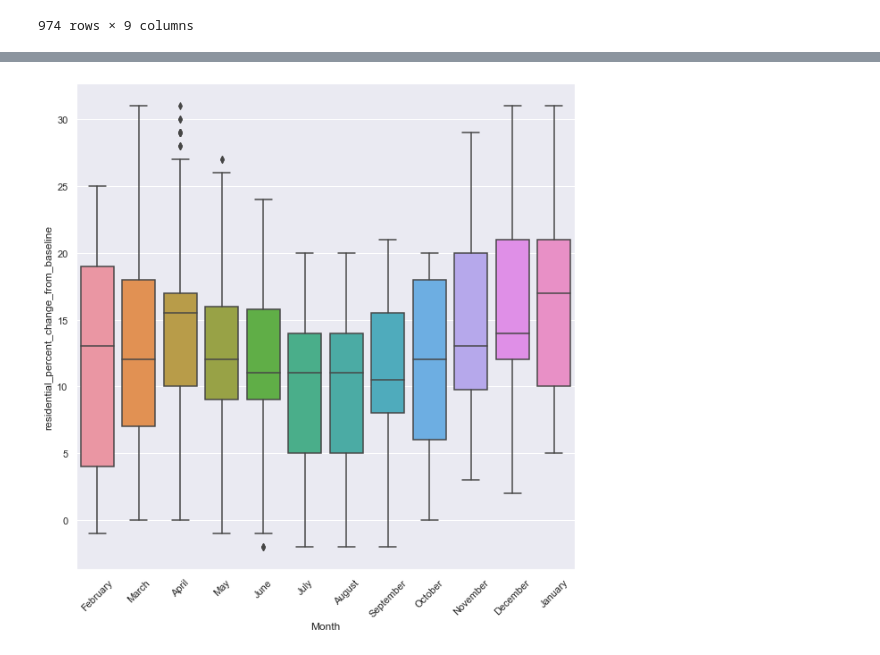
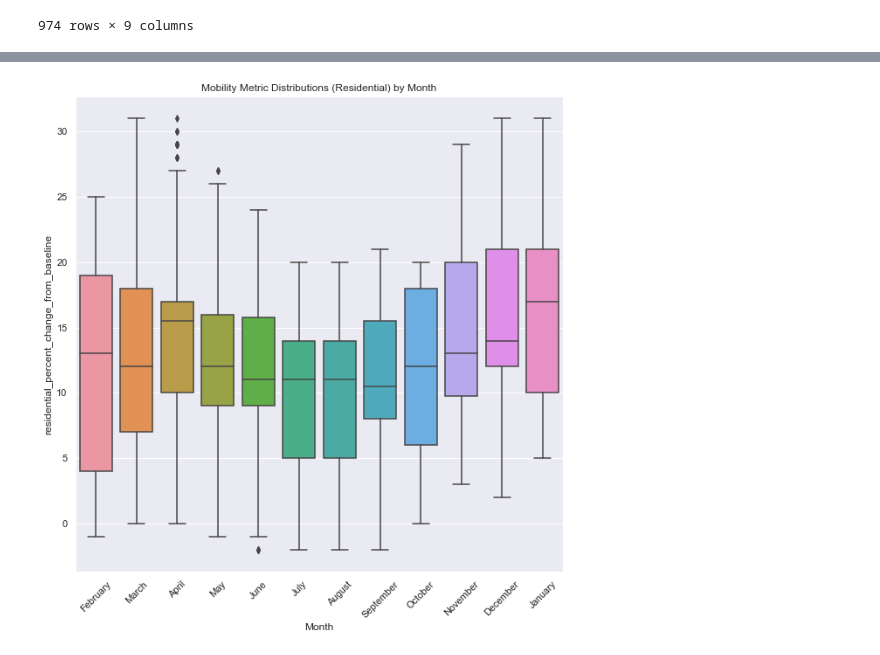
Before and after one commit to tangderek-702/data102proj, a Jupyter notebook: master_EDA.ipynb, the cells around one changed output, grey strips where cells are left out. Saved outputs shown, nothing was run; the diff lists cells and outputs as text; code cells hidden in the pictures.

```diff
--- a/master_EDA.ipynb
+++ b/master_EDA.ipynb
@@ -210,5 +194,5 @@ king_df
 # %%
-sns.boxplot(x ='Month', y ='residential_percent_change_from_baseline', data = king_df)
+sns.boxplot(x ='Month', y ='residential_percent_change_from_baseline', data = king_df).set_title('Mobility Metric Distributions (Residential) by Month')
 plt.xticks(rotation=45);
 # %% [output]
-[figure, old version]
+[figure, new version]
```
Also changed, not shown: parts of 14 cells of this notebook.
